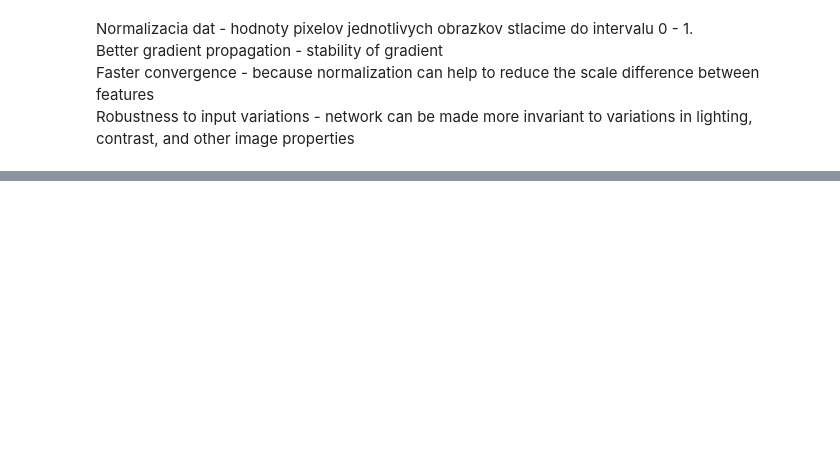
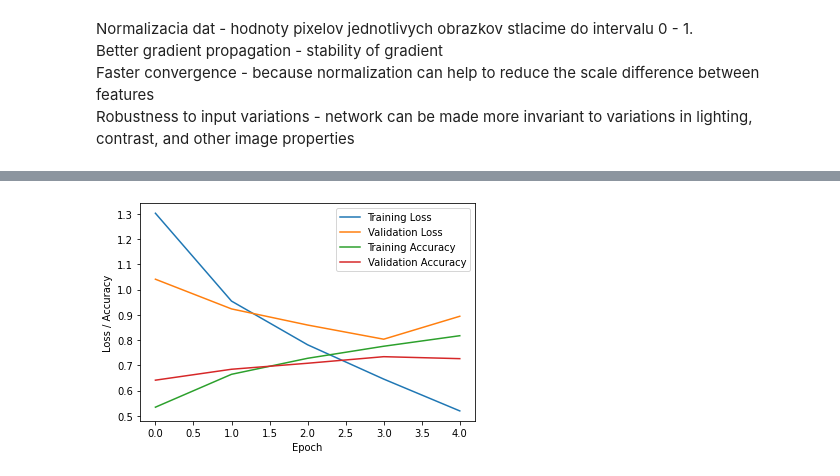
Before and after one commit to martinkukucka/neural-networks, a Jupyter notebook: 2.zadanie/src/second_assignment.ipynb, the cells around one changed output, grey strips where cells are left out. Cells and saved outputs as stored; diff of their text form; code cells hidden in the pictures; blank space fills up the shorter version.

```diff
--- a/2.zadanie/src/second_assignment.ipynb
+++ b/2.zadanie/src/second_assignment.ipynb
@@ -229,0 +287,7 @@ model.fit(X_train, y_train, epochs=5, validation_data=(X_val, y_val))
+# %%
+(X_train, y_train), (X_val, y_val) = cifar10.load_data()
+
+X_train = dataNormalisation(X_train)
+X_val = dataNormalisation(X_val)
+
+X_val, X_test, y_val, y_test = train_test_split(X_val, y_val, test_size=0.5, random_state=25)
@@ -229,0 +343,16 @@ model.fit(X_train, y_train, epochs=5, validation_data=(X_val, y_val))
+# %%
+model = keras.Sequential([
+    layers.Conv2D(32, kernel_size=(3, 3), activation='relu', input_shape=(32, 32, 3)),
+    layers.MaxPooling2D(pool_size=(2, 2)),
+    layers.Conv2D(64, kernel_size=(3, 3), activation='relu'),
+    layers.MaxPooling2D(pool_size=(2, 2)),
+    layers.Flatten(),
+    layers.Dense(512, activation='relu'),
+    layers.Dense(10, activation='softmax')
+])
+
+model.compile(optimizer='adam', loss='sparse_categorical_crossentropy', metrics=['accuracy'])
+
+history = model.fit(X_train, y_train, epochs=5, validation_data=(X_val, y_val))
+
+test_loss, test_acc = model.evaluate(X_test, y_test)
@@ -229,0 +377,12 @@ model.fit(X_train, y_train, epochs=5, validation_data=(X_val, y_val))
+# %%
+plt.plot(history.history['loss'], label='Training Loss')
+plt.plot(history.history['val_loss'], label='Validation Loss')
+plt.plot(history.history['accuracy'], label='Training Accuracy')
+plt.plot(history.history['val_accuracy'], label='Validation Accuracy')
+
+plt.xlabel('Epoch')
+plt.ylabel('Loss / Accuracy')
+plt.legend()
+plt.show()
+# %% [output]
+[figure, added]
```
Also changed, not shown: parts of 38 cells of this notebook.
